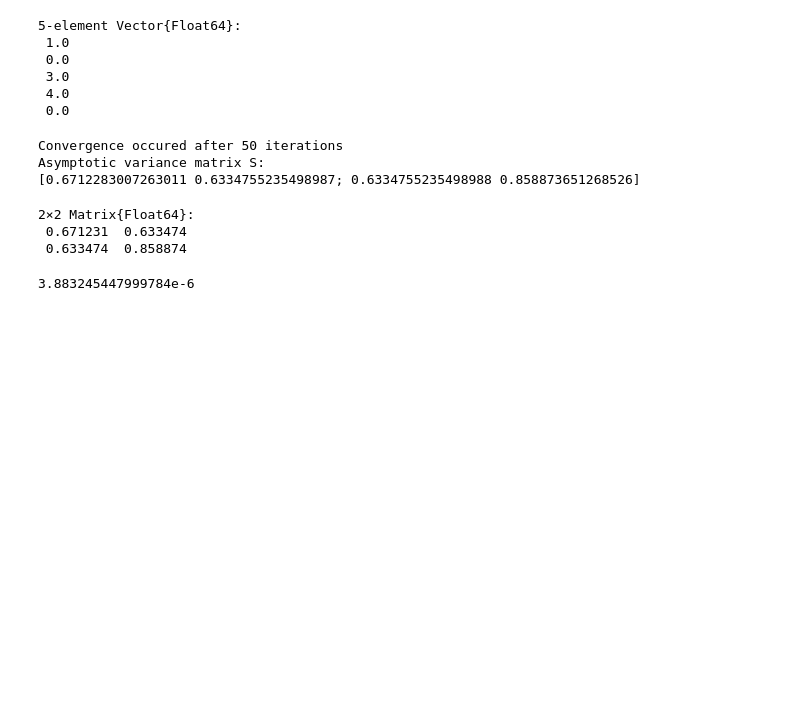
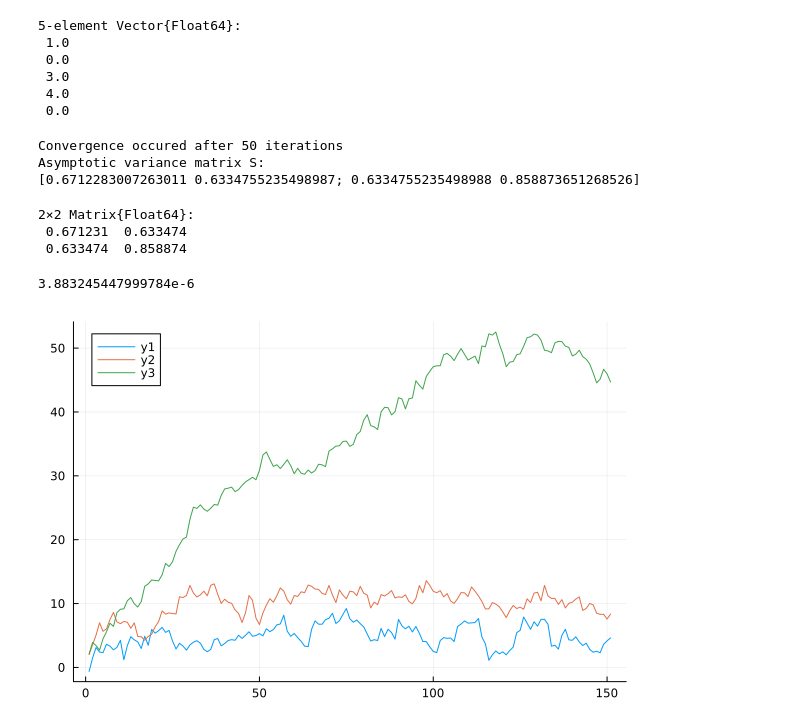
Before and after one commit to BraddWForster/learning_julia, a Jupyter notebook: coding_basics/Lesson 4.ipynb, the cells around one changed output. Saved outputs shown, nothing was run; the diff lists cells and outputs as text; code cells hidden in the pictures; blank space fills up the shorter version.

```diff
--- a/coding_basics/Lesson 4.ipynb
+++ b/coding_basics/Lesson 4.ipynb
@@ -1230,0 +1234,25 @@ norm(S - solve_discrete_lyapunov(A, Σ * Σ'))
+# %%
+## Parameters
+T = 150
+μ = 0
+std_dev = 1
+dist = Normal(μ, std_dev)
+θ = [0.8; 0.9; 0.98]
+n = size(θ,1)
+γ = ones(n)
+σ = 1
+y = zeros(n, T+1)
+
+## Initialise
+y_init = γ + σ * Vector(rand(dist, 3))
+
+y[:,1] = y_init
+
+for t in 1:T
+    y[:,t+1] = γ + θ .* y[:,t] + σ	* Vector(rand(dist, 3))
+end
+# %%
+using Plots
+plot(y')
+# %% [output]
+[figure, added]
```
Also changed, not shown: parts of 1 cell of this notebook.
